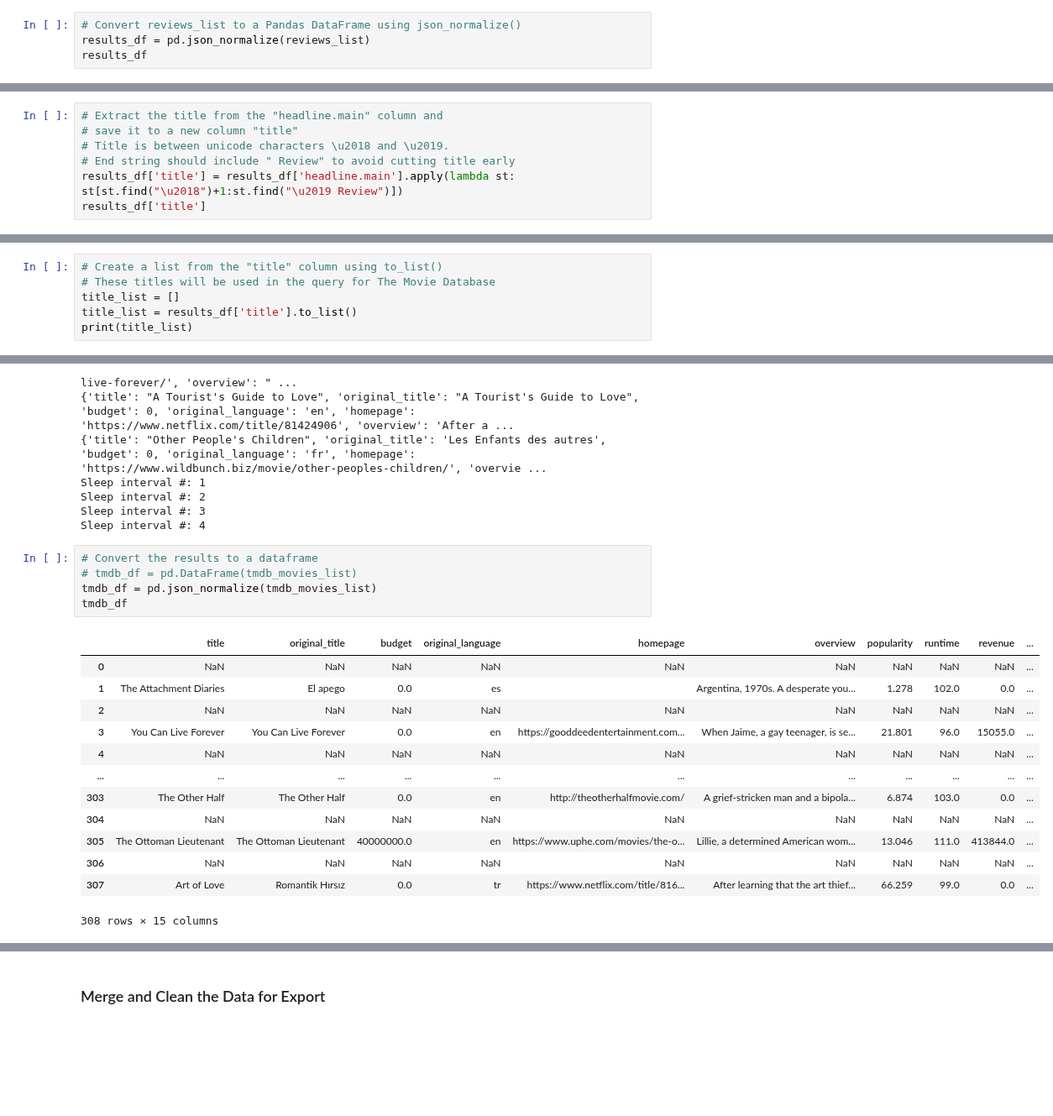
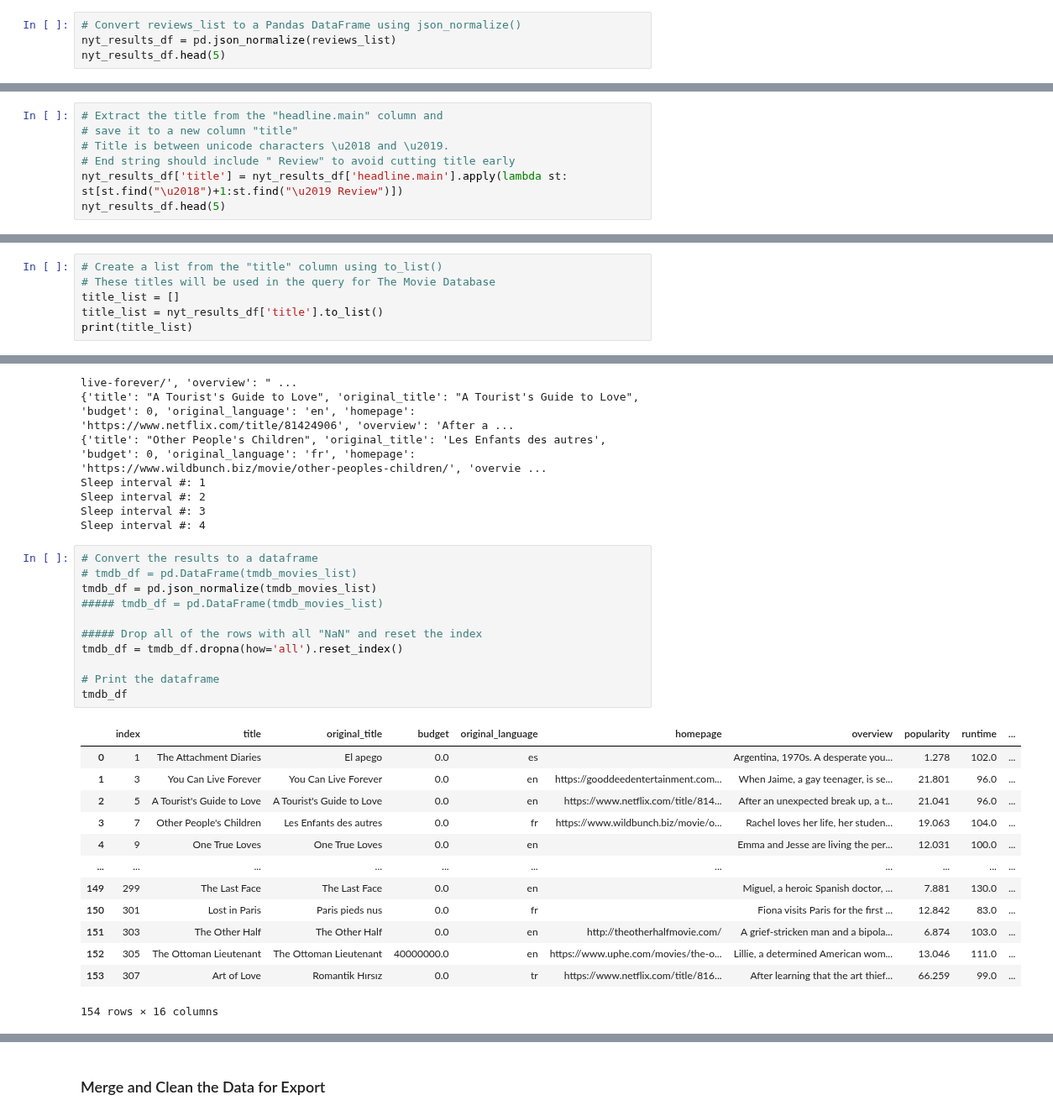
Before and after one commit to ddejean0117/data-sourcing-challenge, a Jupyter notebook: retrieve_movie_data.ipynb, the cells around one changed output, grey strips where cells are left out. Shown at 84% size. Saved outputs shown, nothing was run; the diff lists cells and outputs as text; blank space fills up the shorter version.

```diff
--- a/retrieve_movie_data.ipynb
+++ b/retrieve_movie_data.ipynb
@@ -130,8 +130,8 @@ print(sliced_json_string)
             "main": "\u2018
 # %%
 # Convert reviews_list to a Pandas DataFrame using json_normalize()
-results_df = pd.json_normalize(reviews_list)
-results_df
+nyt_results_df = pd.json_normalize(reviews_list)
+nyt_results_df.head(5)
 # %% [output]
 |  | web_url | snippet | source | keywords | pub_date | word_count | headline.main | headline.kicker | ... |
 | 0 | https://www.nytimes.com/2023/05/2... | A gynecologist and her patient fo... | The New York Times | [{'name': 'subject', 'value': 'Mo... | 2023-05-25T11:00:03+0000 | 295 | ‘The Attachment Diaries’ Review: ... | None | ... |
@@ -161,6 +154,6 @@ Index(['web_url', 'snippet', 'source', 'keywords', 'pub_date', 'word_count',
 # save it to a new column "title"
 # Title is between unicode characters \u2018 and \u2019.
 # End string should include " Review" to avoid cutting title early
-results_df['title'] = results_df['headline.main'].apply(lambda st: st[st.find("\u2018")+1:st.find("\u2019 Review")])
-results_df['title']
+nyt_results_df['title'] = nyt_results_df['headline.main'].apply(lambda st: st[st.find("\u2018")+1:st.find("\u2019 Review")])
+nyt_results_df.head(5)
 # %% [output]
@@ -226,7 +213,7 @@ Name: keywords, Length: 200, dtype: object
 # Create a list from the "title" column using to_list()
 # These titles will be used in the query for The Movie Database
 title_list = []
-title_list = results_df['title'].to_list()
+title_list = nyt_results_df['title'].to_list()
 print(title_list)
 # %% [output]
 ['The Attachment Diaries', 'What’s Love Got to Do With It?’ Probably a Lo', 'You Can Live Forever', 'A Tourist’s Guide to Love', 'Other People’s Children', 'One True Loves', 'The Lost Weekend: A Love  ...
@@ -352,22 +339,28 @@ Sleep interval #: 4
 # %%
 # Convert the results to a dataframe
 # tmdb_df = pd.DataFrame(tmdb_movies_list)
 tmdb_df = pd.json_normalize(tmdb_movies_list)
+##### tmdb_df = pd.DataFrame(tmdb_movies_list)
+
+##### Drop all of the rows with all "NaN" and reset the index
+tmdb_df = tmdb_df.dropna(how='all').reset_index()
+
+# Print the dataframe
 tmdb_df
 # %% [output]
-|  | title | original_title | budget | original_language | homepage | overview | popularity | runtime | revenue | ... |
-| 0 | NaN | NaN | NaN | NaN | NaN | NaN | NaN | NaN | NaN | ... |
-| 1 | The Attachment Diaries | El apego | 0.0 | es |  | Argentina, 1970s. A desperate you... | 1.278 | 102.0 | 0.0 | ... |
-| 2 | NaN | NaN | NaN | NaN | NaN | NaN | NaN | NaN | NaN | ... |
-| 3 | You Can Live Forever | You Can Live Forever | 0.0 | en | https://gooddeedentertainment.com... | When Jaime, a gay teenager, is se... | 21.801 | 96.0 | 15055.0 | ... |
-| 4 | NaN | NaN | NaN | NaN | NaN | NaN | NaN | NaN | NaN | ... |
+|  | index | title | original_title | budget | original_language | homepage | overview | popularity | runtime | ... |
+| 0 | 1 | The Attachment Diaries | El apego | 0.0 | es |  | Argentina, 1970s. A desperate you... | 1.278 | 102.0 | ... |
+| 1 | 3 | You Can Live Forever | You Can Live Forever | 0.0 | en | https://gooddeedentertainment.com... | When Jaime, a gay teenager, is se... | 21.801 | 96.0 | ... |
+| 2 | 5 | A Tourist's Guide to Love | A Tourist's Guide to Love | 0.0 | en | https://www.netflix.com/title/814... | After an unexpected break up, a t... | 21.041 | 96.0 | ... |
+| 3 | 7 | Other People's Children | Les Enfants des autres | 0.0 | fr | https://www.wildbunch.biz/movie/o... | Rachel loves her life, her studen... | 19.063 | 104.0 | ... |
+| 4 | 9 | One True Loves | One True Loves | 0.0 | en |  | Emma and Jesse are living the per... | 12.031 | 100.0 | ... |
 | ... | ... | ... | ... | ... | ... | ... | ... | ... | ... | ... |
-| 303 | The Other Half | The Other Half | 0.0 | en | http://theotherhalfmovie.com/ | A grief-stricken man and a bipola... | 6.874 | 103.0 | 0.0 | ... |
-| 304 | NaN | NaN | NaN | NaN | NaN | NaN | NaN | NaN | NaN | ... |
-| 305 | The Ottoman Lieutenant | The Ottoman Lieutenant | 40000000.0 | en | https://www.uphe.com/movies/the-o... | Lillie, a determined American wom... | 13.046 | 111.0 | 413844.0 | ... |
-| 306 | NaN | NaN | NaN | NaN | NaN | NaN | NaN | NaN | NaN | ... |
-| 307 | Art of Love | Romantik Hırsız | 0.0 | tr | https://www.netflix.com/title/816... | After learning that the art thief... | 66.259 | 99.0 | 0.0 | ... |
+| 149 | 299 | The Last Face | The Last Face | 0.0 | en |  | Miguel, a heroic Spanish doctor, ... | 7.881 | 130.0 | ... |
+| 150 | 301 | Lost in Paris | Paris pieds nus | 0.0 | fr |  | Fiona visits Paris for the first ... | 12.842 | 83.0 | ... |
+| 151 | 303 | The Other Half | The Other Half | 0.0 | en | http://theotherhalfmovie.com/ | A grief-stricken man and a bipola... | 6.874 | 103.0 | ... |
+| 152 | 305 | The Ottoman Lieutenant | The Ottoman Lieutenant | 40000000.0 | en | https://www.uphe.com/movies/the-o... | Lillie, a determined American wom... | 13.046 | 111.0 | ... |
+| 153 | 307 | Art of Love | Romantik Hırsız | 0.0 | tr | https://www.netflix.com/title/816... | After learning that the art thief... | 66.259 | 99.0 | ... |
-308 rows × 15 columns
+154 rows × 16 columns
 # %%
 # Preview the first 5 results in JSON format
 for i in tmdb2_api_results_first_five:
```
Also changed, not shown: parts of 13 cells of this notebook.
